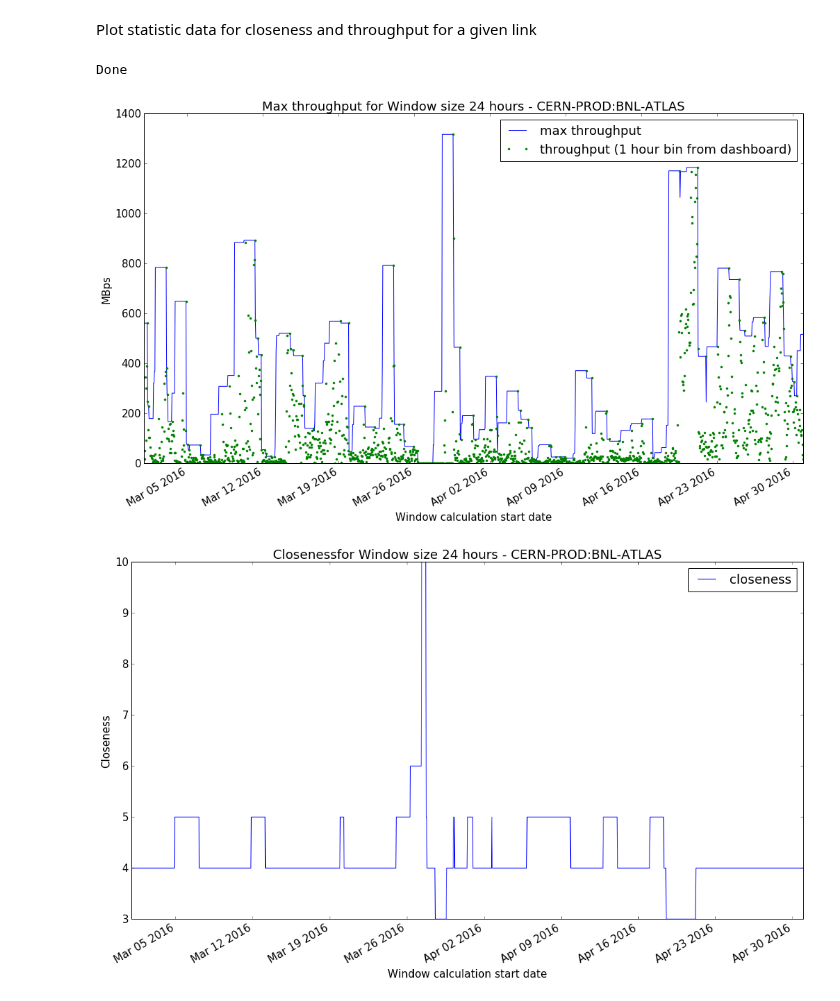
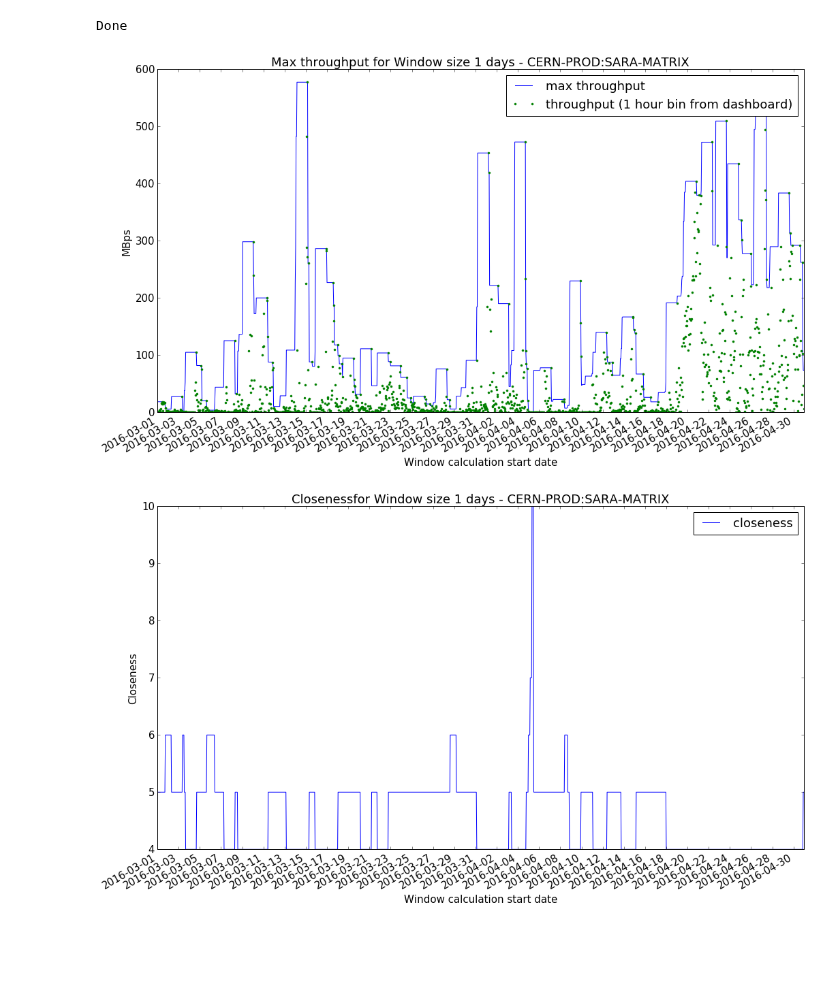
Before and after one commit to ATLAS-Analytics/AnalyticsNotebooks, a Jupyter notebook: ADC Analytics/ATLASMINER-61 Closeness metric review - analysis/plot_statistics_per_sites.ipynb, the cells around one changed output. Drawn from its saved outputs; the diff is of its cells as text; code cells hidden in the pictures; blank space fills up the shorter version.

```diff
--- a/ADC Analytics/ATLASMINER-61 Closeness metric review - analysis/plot_statistics_per_sites.ipynb
+++ b/ADC Analytics/ATLASMINER-61 Closeness metric review - analysis/plot_statistics_per_sites.ipynb
@@ -1,2 +0,0 @@
-# %% [markdown]
-Plot statistic data for closeness and throughput for a given link
@@ -5,8 +5,9 @@ Plot statistic data for closeness and throughput for a given link
 import matplotlib
 matplotlib.rc('font', **{'size': 15})
 # %%
-link='CERN-PROD:BNL-ATLAS'
-wins = [24, 48, 168, 720]
+link='CERN-PROD:SARA-MATRIX'
+# 1 day, 2 days, 7 days, 15 days, 21 days and 30 days
+wins = [24, 48, 168, 360, 504, 720]
 # %%
 import pandas as pd
 import numpy as np
@@ -32,31 +33,45 @@ print 'Done'
 Done
 # %%
 import matplotlib.pyplot as plt
+import matplotlib.dates as dt
+
 realthr = allt[link][x[0]:x[-1]].values
 for w in wins:
     maxthr = [t[0] for t in windows[w]]
     cls = [t[1] for t in windows[w]]
 
     fig, ax = plt.subplots()
     fig.autofmt_xdate()
     plt.plot(x, maxthr, '-', label='max throughput')
     plt.plot(x[1:], realthr, '.', label='throughput (1 hour bin from dashboard)')
     ax.set_ylabel('MBps')
     ax.set_xlabel('Window calculation start date')
     plt.legend()
-    plt.title('Max throughput for Window size %d hours - %s:%s'% (w, src, dst))
+    plt.title('Max throughput for Window size %d days - %s:%s'% (w/24., src, dst))
     fig = plt.gcf()
     fig.set_size_inches(17, 10)
+    xfmt = dt.DateFormatter('%Y-%m-%d')
+    ax.xaxis.set_major_formatter(xfmt)
+    ax.xaxis_date()
+    ticks = 2
+    start, end = ax.get_xlim()
+    plt.xticks(np.arange(start, end,ticks))
 
     fig, ax = plt.subplots()
     fig.autofmt_xdate()
     plt.plot(x, cls, '-', label='closeness')
     ax.set_ylabel('Closeness')
     ax.set_xlabel('Window calculation start date')
     plt.legend()
-    plt.title('Closenessfor Window size %d hours - %s:%s'% (w, src, dst))
+    plt.title('Closenessfor Window size %d days - %s:%s'% (w/24., src, dst))
     fig = plt.gcf()
     fig.set_size_inches(17, 10)
+    xfmt = dt.DateFormatter('%Y-%m-%d')
+    ax.xaxis.set_major_formatter(xfmt)
+    ax.xaxis_date()
+    ticks = 2
+    start, end = ax.get_xlim()
+    plt.xticks(np.arange(start, end,ticks))
 # %% [output]
-[figure, old version]
+[figure, new version]
-[figure, old version]
+[figure, new version]
```
Also changed, not shown: parts of 2 cells of this notebook, 10 other files.
